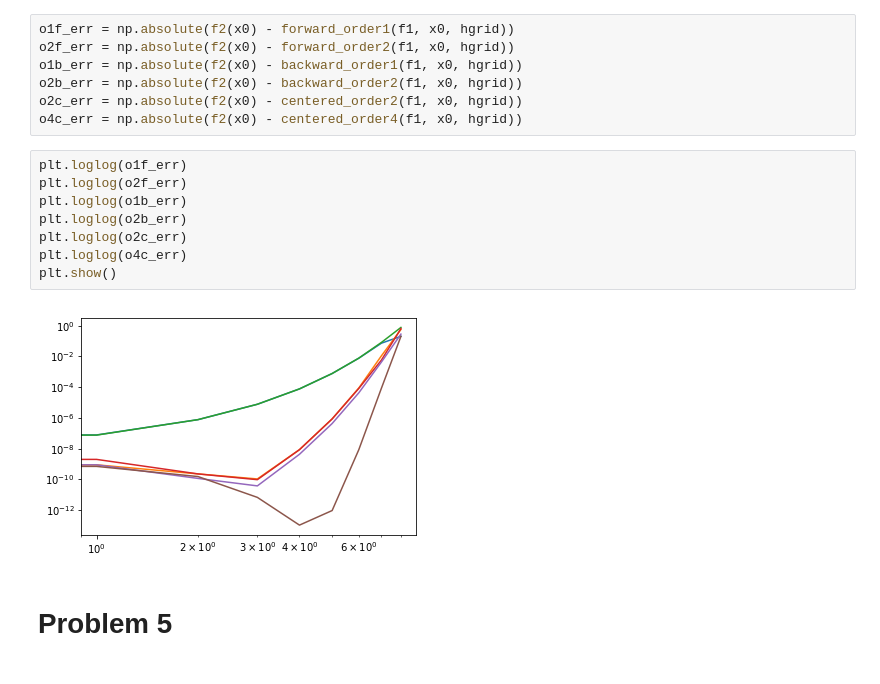
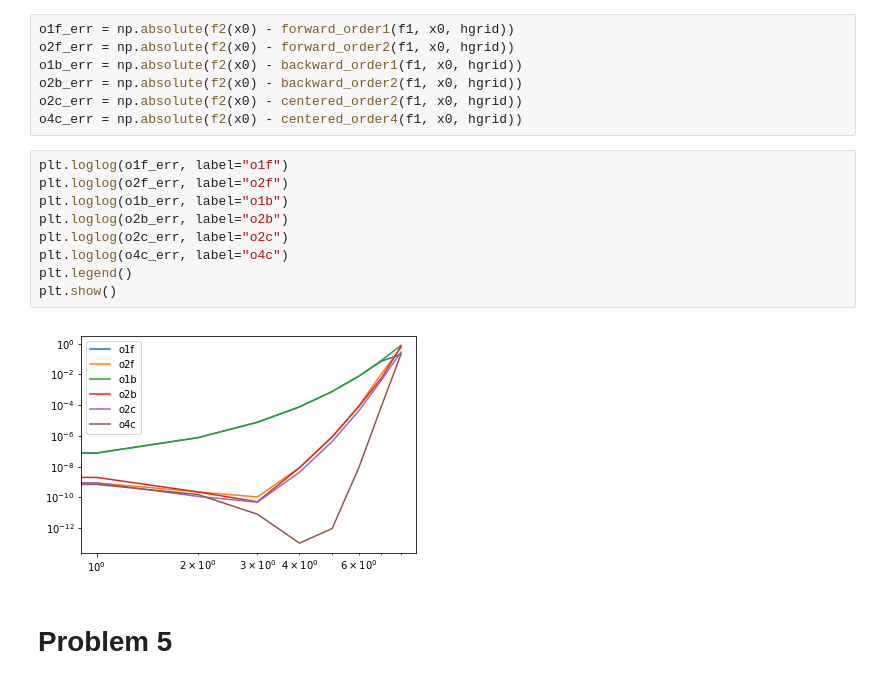
Before and after one commit to rmmomin/BootCamp2019, a Jupyter notebook: ProblemSets/Differentiation.ipynb, the cells around one changed output. Saved outputs shown, nothing was run; the diff lists cells and outputs as text.

```diff
--- a/ProblemSets/Differentiation.ipynb
+++ b/ProblemSets/Differentiation.ipynb
@@ -92,15 +93,16 @@ o2b_err = np.absolute(f2(x0) - backward_order2(f1, x0, hgrid))
 o2c_err = np.absolute(f2(x0) - centered_order2(f1, x0, hgrid))
 o4c_err = np.absolute(f2(x0) - centered_order4(f1, x0, hgrid))
 # %%
-plt.loglog(o1f_err)
-plt.loglog(o2f_err)
-plt.loglog(o1b_err)
-plt.loglog(o2b_err)
-plt.loglog(o2c_err)
-plt.loglog(o4c_err)
+plt.loglog(o1f_err, label="o1f")
+plt.loglog(o2f_err, label="o2f")
+plt.loglog(o1b_err, label="o1b")
+plt.loglog(o2b_err, label="o2b")
+plt.loglog(o2c_err, label="o2c")
+plt.loglog(o4c_err, label="o4c")
+plt.legend()
 plt.show()
 # %% [output]
-[figure, old version]
+[figure, new version]
 # %% [markdown]
 # Problem 5
 # %%
```
Also changed, not shown: parts of 7 cells of this notebook.
